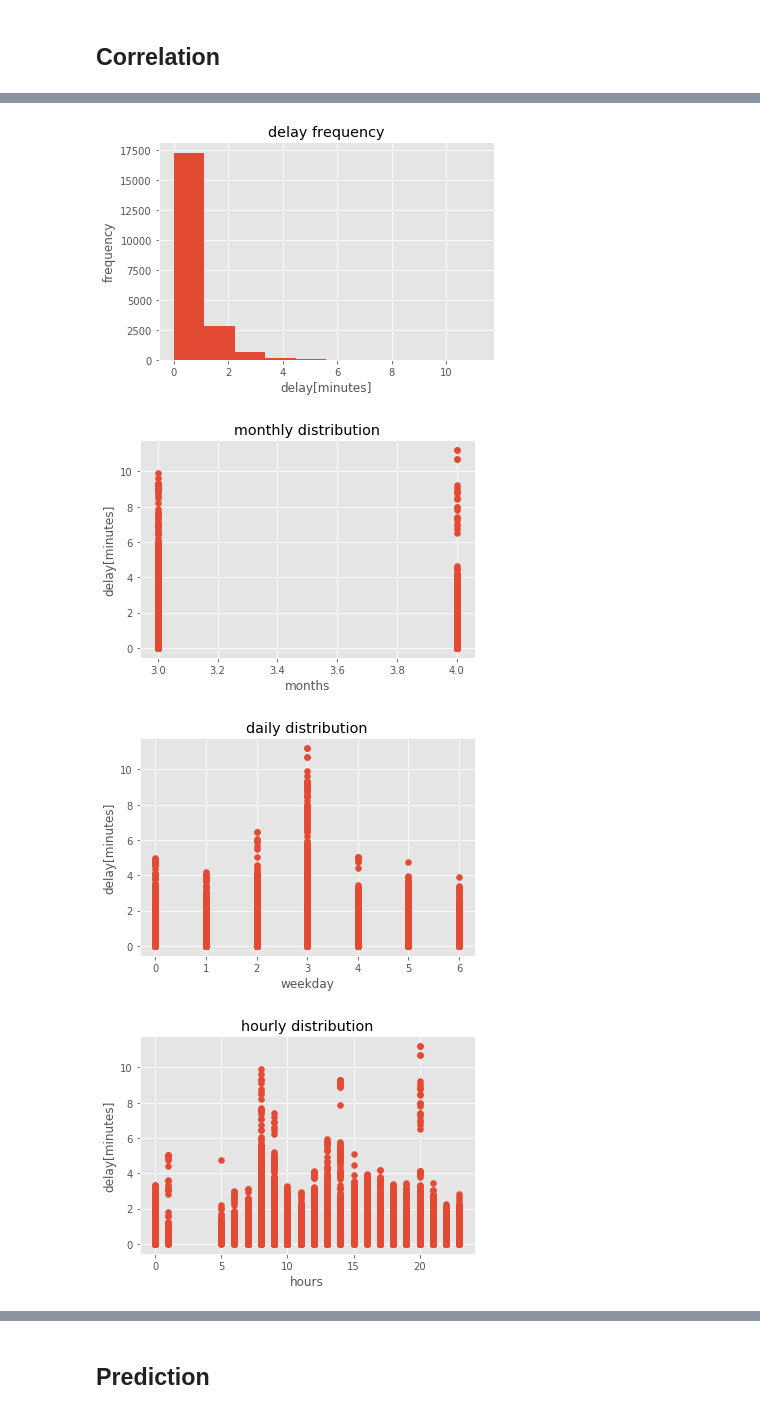
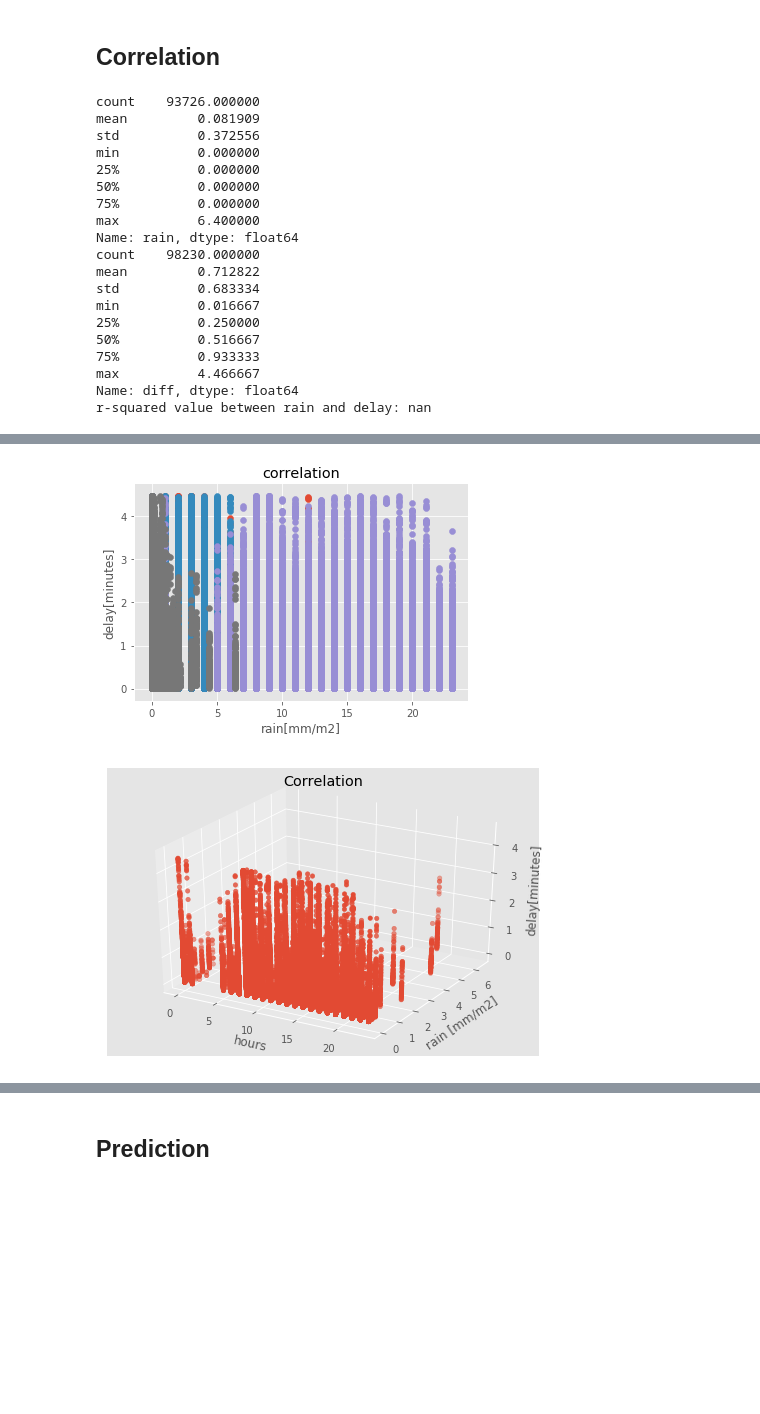
Before and after one commit to nasty-bos/creative_data_mining, a Jupyter notebook: delay.ipynb, the cells around one changed output, grey strips where cells are left out. Cells and saved outputs as stored; diff of their text form; code cells hidden in the pictures; blank space fills up the shorter version.

```diff
--- a/delay.ipynb
+++ b/delay.ipynb
@@ -205,0 +217,18 @@ dtype: object
+# %%
+smooth = merge.copy()
+q = smooth['diff'].quantile(0.99)
+smooth = smooth[smooth['diff'] <= q]
+print(q)
+smooth = smooth.dropna(how='any')
+style.use('ggplot')
+scurr = smooth.copy()
+scurr['hour'] = scurr.loc[:, 'time'].apply(lambda x: x.hour)
+scurr.drop(scurr.columns[[0, 1]], axis=1, inplace=True)
+print(scurr.head())
+# === frequency histogramm
+plt.hist(smooth.loc[:, 'diff'])
+plt.title("delay frequency")
+plt.xlabel("delay[minutes]")
+plt.ylabel("frequency")
+plt.savefig('./output/2Dfrequency.png', format='png', dpi=800)
+plt.show()
@@ -216,9 +254,9 @@ if os.path.exists(newpath):
     shutil.rmtree(newpath, ignore_errors=True)
 os.makedirs(newpath)
 
-month = merge.copy()
-day = merge.copy()
-hour = merge.copy()
+month = smooth.copy()
+day = smooth.copy()
+hour = smooth.copy()
 
 month['time'] = month.loc[:, 'time'].apply(lambda x: x.month)
 day['time'] = day.loc[:, 'time'].apply(lambda x: x.day)
@@ -229,14 +267,6 @@ hour['time'] = hour.loc[:, 'time'].apply(lambda x: x.hour)
 # wet.to_csv('./output/wet.csv', header=False, index=False)
 # df1.to_csv('./output/df1.csv', header=False, index=False)
 
-# === frequency histogramm
-plt.hist(merge.loc[:, 'diff'])
-plt.title("delay frequency")
-plt.xlabel("delay[minutes]")
-plt.ylabel("frequency")
-plt.savefig('./output/2Dfrequency.png', format='png', dpi=800)
-plt.show()
-
 # === 2D monthly distribution of delays
 x = month.loc[:, 'time']
 y = month.loc[:, 'diff']
@@ -245,7 +275,7 @@ plt.title("monthly distribution")
 plt.xlabel("months")
 plt.ylabel("delay[minutes]")
 plt.savefig('./output/2Dmonthly.png', format='png', dpi=800)
-plt.show()
+# plt.show()
 
 # === 2D daily distribution of delays
 x = day.loc[:, 'weekday']
@@ -255,7 +285,7 @@ plt.title("daily distribution")
 plt.xlabel("weekday")
 plt.ylabel("delay[minutes]")
 plt.savefig('./output/2Ddaily.png', format='png', dpi=800)
-plt.show()
+# plt.show()
 
 # === 2D hourly distribution of delays
 x = hour.loc[:, 'time']
@@ -265,17 +295,17 @@ plt.title("hourly distribution")
 plt.xlabel("hours")
 plt.ylabel("delay[minutes]")
 plt.savefig('./output/2Dhourly.png', format='png', dpi=800)
-plt.show()
+# plt.show()
 
 # === 2D dependency on rain
-x = merge.loc[:, 'rain']
-y = merge.loc[:, 'diff']
+x = smooth.loc[:, 'rain']
+y = smooth.loc[:, 'diff']
 plt.scatter(x, y)
 plt.title("correlation")
 plt.xlabel("rain[mm/m2]")
 plt.ylabel("delay[minutes]")
 plt.savefig('./output/2Drain-delay.png', format='png', dpi=800)
-plt.show()
+# plt.show()
 
 # === 3D Figure rain, time, delay
 x = hour.loc[:, 'time']
@@ -289,15 +319,34 @@ ax.set_xlabel('hours')
 ax.set_ylabel('rain [mm/m2]')
 ax.set_zlabel('delay[minutes]')
 plt.savefig('./output/3DcorrelationHourly.png', format='png', dpi=800)
-plt.show()
+# plt.show()
 
 # === other statistics on data
 
-# print(merge.loc[:,'rain'].describe())
-# print(merge.loc[:,'diff'].describe())
+print(smooth.loc[:,'rain'].describe())
+print(smooth.loc[:,'diff'].describe())
 
-slope, intercept, r_value, p_value, std_err = stats.linregress(merge.loc[:, 'rain'], merge.loc[:, 'diff'])
+slope, intercept, r_value, p_value, std_err = stats.linregress(smooth.loc[:, 'rain'], smooth.loc[:, 'diff'])
 print("r-squared value between rain and delay:", r_value ** 2)
 
 display(Audio("./weather/ape.mp3", autoplay=True))
 # %% [output]
+count    93726.000000
+mean         0.081909
+std          0.372556
+min          0.000000
+25%          0.000000
+50%          0.000000
+75%          0.000000
+max          6.400000
+Name: rain, dtype: float64
+count    98230.000000
+mean         0.712822
+std          0.683334
+min          0.016667
+25%          0.250000
+50%          0.516667
+75%          0.933333
+max          4.466667
+Name: diff, dtype: float64
+r-squared value between rain and delay: nan
@@ -304,4 +354,2 @@ display(Audio("./weather/ape.mp3", autoplay=True))
-[figure, old version]
+[figure, new version]
-[figure, old version]
+[figure, new version]
-[figure, removed]
-[figure, removed]
```
Also changed, not shown: parts of 7 cells of this notebook.
